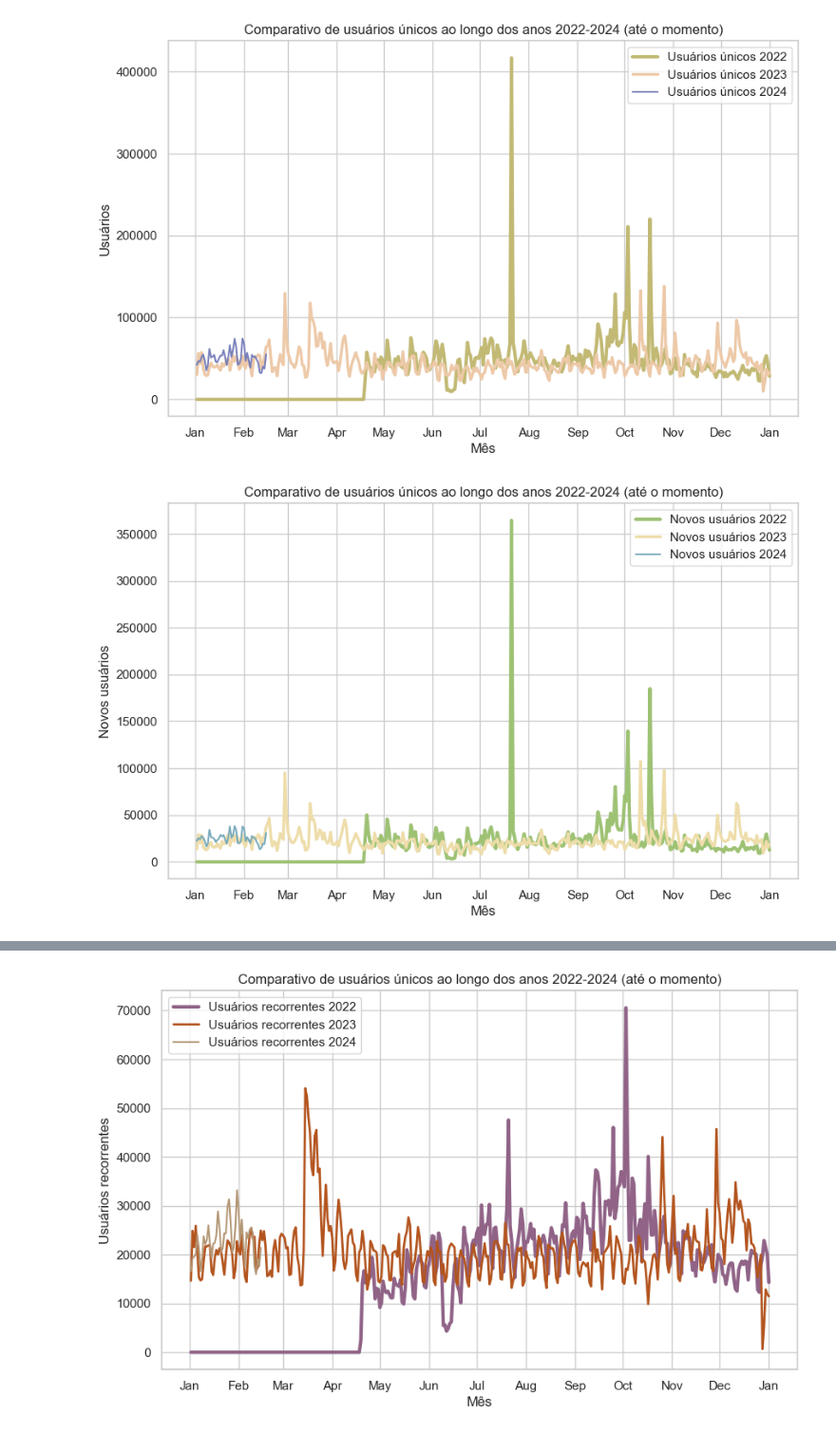
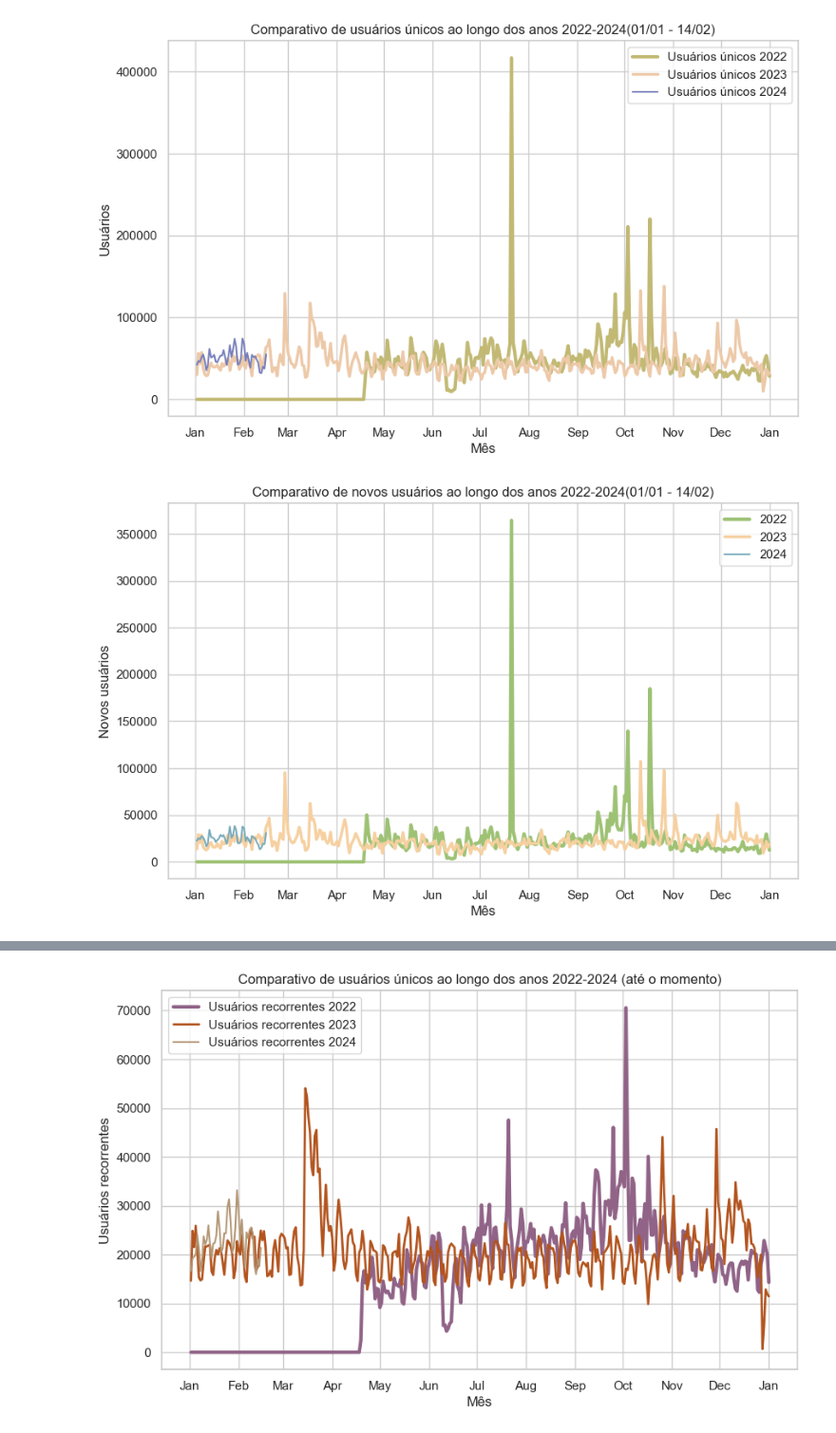
Before and after one commit to alisson002/Relat-rios-TN-e-JPN_Python, a Jupyter notebook: comparativos/graficosPython - linha.ipynb, the cells around one changed output, grey strips where cells are left out. Shown at 95% size. Drawn from its saved outputs; the diff is of its cells as text; code cells hidden in the pictures.

```diff
--- a/comparativos/graficosPython - linha.ipynb
+++ b/comparativos/graficosPython - linha.ipynb
@@ -107,7 +107,7 @@ plt.gca().xaxis.set_major_formatter(mdates.DateFormatter('%b'))  # Exemplo: Jan
 # Adicionando rótulos e título ao gráfico
 plt.xlabel("Mês")
 #plt.ylabel("Alcance | Visitas | Seguidores")
-plt.title("Comparativo de usuários únicos ao longo dos anos 2022-2024 (até o momento)")
+plt.title("Comparativo de usuários únicos ao longo dos anos 2022-2024(01/01 - 14/02)")
 
 #plt.yticks([])
 
@@ -116,7 +116,7 @@ plt.legend()
 # Exibindo o gráfico
 plt.show()
 # %% [output]
-[figure, old version]
+[figure, new version]
 # %%
 # NOVOS USUÁRIOS
 usuarios_unicos_final = encontrar_frase_em_csv(r'Portal\usuariosUnicosNovos\2022\uniNovos22.csv', 'Novos usuários')
@@ -159,39 +159,39 @@ sns.set_theme(style="whitegrid")
 
 # Criando o gráfico de linhas
 plt.figure(figsize=(10, 6))  # Definindo o tamanho da figura
 
 # Definindo a paleta de cores desejada
-cores = ["#9EC274","#7AB","#EDA"]
+cores = ["#9EC274","#7AB","#F6D0A0"]
 
 # cores = ["#EE7B12", "#355424", "#ED3013", "#9EC274","#7AB","#EDA"]
 
 # Plotando o gráfico de linhas
-sns.lineplot(x="Nº dia", y="Novos usuários", data=novos_usuarios22, label="Novos usuários 2022", linewidth=3, color=cores[0])
-sns.lineplot(x="Nº dia", y="Novos usuários", data=novos_usuarios23, label="Novos usuários 2023", linewidth=2.5, color=cores[2])
-sns.lineplot(x="Nº dia", y="Novos usuários", data=novos_usuarios24, label="Novos usuários 2024", linewidth=1.5, color=cores[1])
+sns.lineplot(x="Nº dia", y="Novos usuários", data=novos_usuarios22, label="2022", linewidth=3, color=cores[0])
+sns.lineplot(x="Nº dia", y="Novos usuários", data=novos_usuarios23, label="2023", linewidth=2.5, color=cores[2])
+sns.lineplot(x="Nº dia", y="Novos usuários", data=novos_usuarios24, label="2024", linewidth=1.5, color=cores[1])
 
 
 # Ajustando o intervalo entre as datas no eixo x
 plt.gca().xaxis.set_major_locator(mdates.MonthLocator())  # Intervalo de 1 dia
 
 # Formatando os rótulos do eixo x para incluir o nome do mês
 plt.gca().xaxis.set_major_formatter(mdates.DateFormatter('%b'))  # Exemplo: Jan 2024
 
 #plt.xticks(rotation=-90)
 
 # Adicionando rótulos e título ao gráfico
 plt.xlabel("Mês")
 #plt.ylabel("Alcance | Visitas | Seguidores")
-plt.title("Comparativo de usuários únicos ao longo dos anos 2022-2024 (até o momento)")
+plt.title("Comparativo de novos usuários ao longo dos anos 2022-2024(01/01 - 14/02)")
 
 #plt.yticks([])
 
 plt.legend()
 
 # Exibindo o gráfico
 plt.show()
 # %% [output]
-[figure, old version]
+[figure, new version]
 # %%
 # VISUALIZAÇÕES
 visualizacoes_inicio = encontrar_frase_em_csv(r'Portal\visualizacoes\2022\visualizacoes22.csv', 'Visualizações')
```
Also changed, not shown: parts of 2 cells of this notebook, 3 other files.
